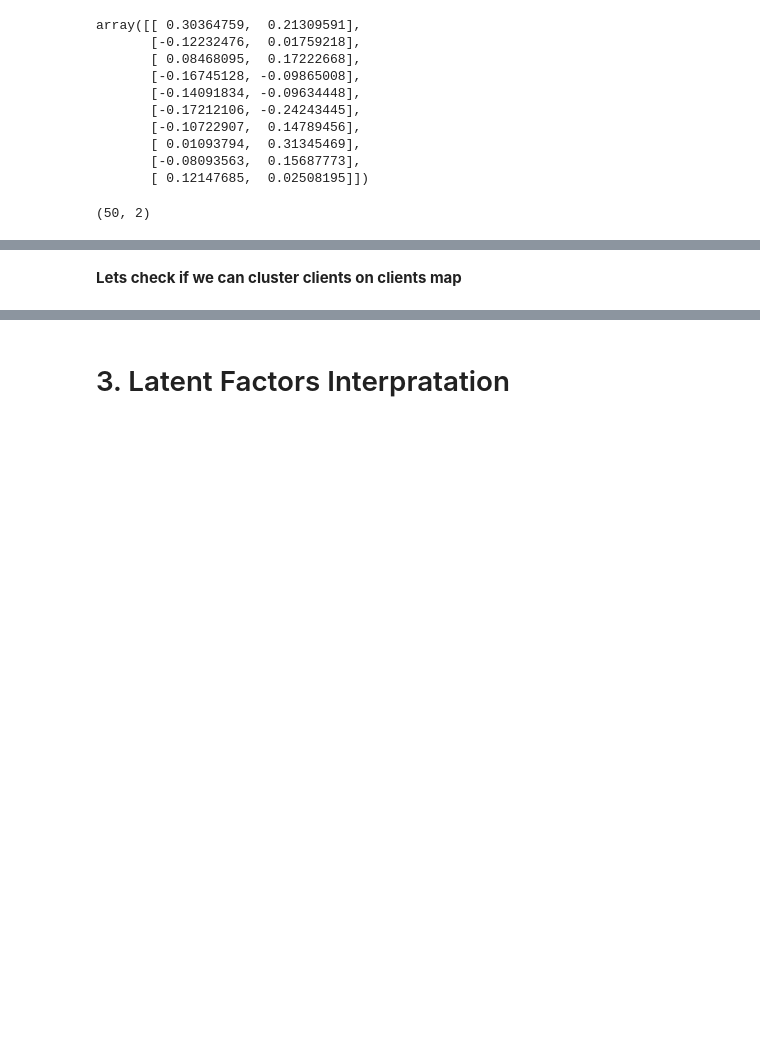
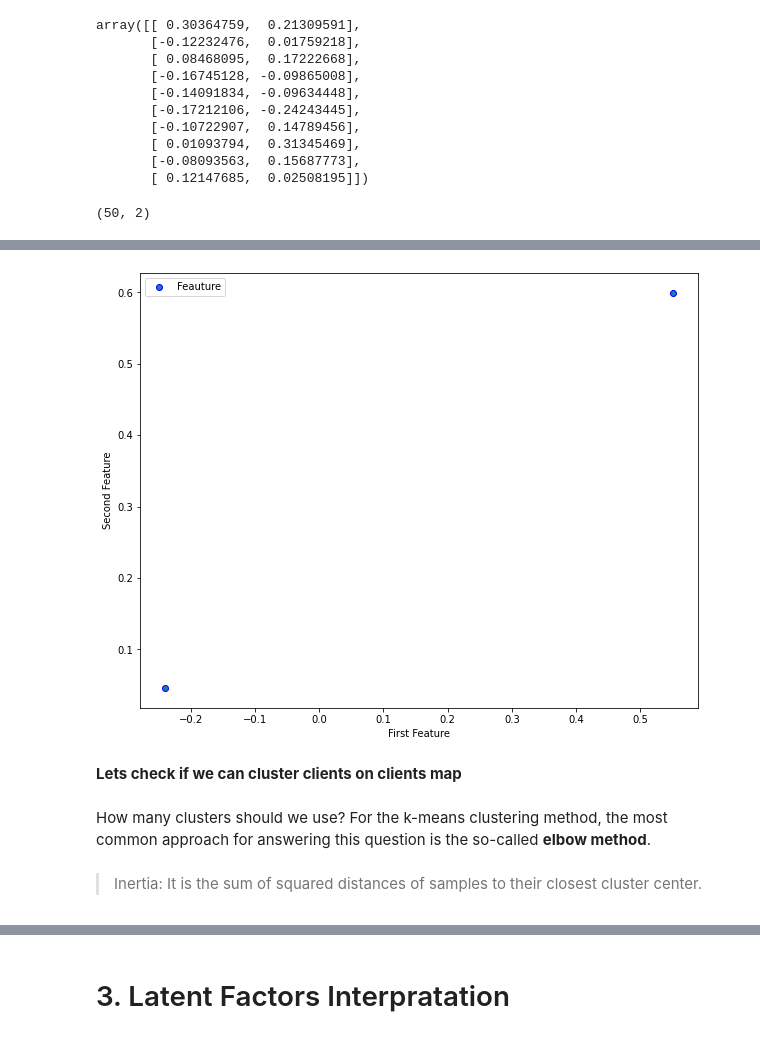
Before and after one commit to HSEDataAnalysis/LAB2, a Jupyter notebook: main.ipynb, the cells around one changed output, grey strips where cells are left out. Saved outputs shown, nothing was run; the diff lists cells and outputs as text; code cells hidden in the pictures; blank space fills up the shorter version.

```diff
--- a/main.ipynb
+++ b/main.ipynb
@@ -367,2 +371,15 @@ plt.show()
+# %%
+plt.figure(figsize=(10,8))
+plt.scatter(np.transpose(V_transposed[:chosen_number_of_components, :])[0], np.transpose(V_transposed[:chosen_number_of_components, :])[1], label='Feauture', edgecolors='blue')
+plt.legend()
+plt.ylabel('Second Feature')
+plt.xlabel('First Feature')
+plt.show()
+# %% [output]
+[figure, added]
 # %% [markdown]
 **Lets check if we can cluster clients on clients map**
+# %% [markdown]
+How many clusters should we use? For the k-means clustering method, the most common approach for answering this question is the so-called **elbow method**.
+# %% [markdown]
+> Inertia: It is the sum of squared distances of samples to their closest cluster center.
```
Also changed, not shown: parts of 28 cells of this notebook.
